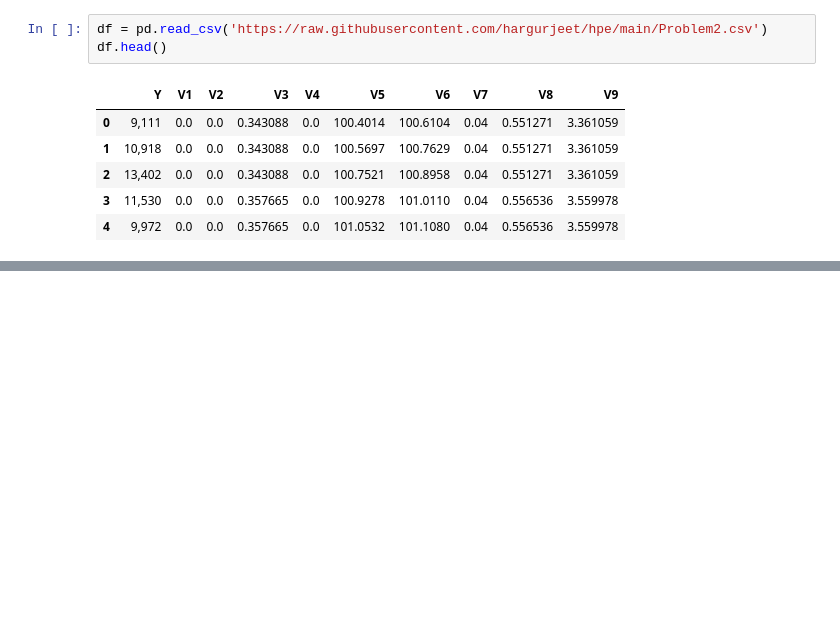
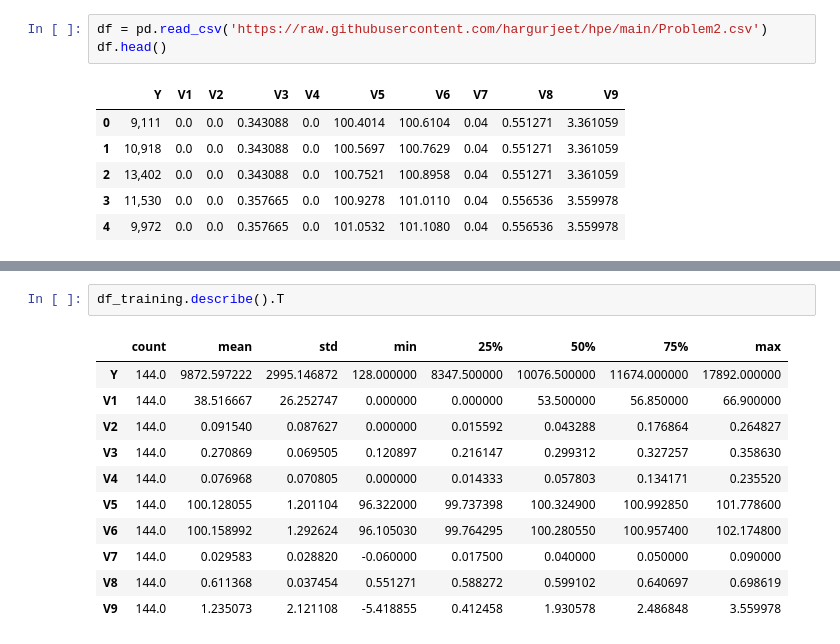
Before and after one commit to hargurjeet/hpe, a Jupyter notebook: Problem_2_hpe.ipynb, the cells around one changed output, grey strips where cells are left out. Cells and saved outputs as stored; diff of their text form; blank space fills up the shorter version.

```diff
--- a/Problem_2_hpe.ipynb
+++ b/Problem_2_hpe.ipynb
@@ -49,0 +115,14 @@ df.head()
+# %%
+df_training.describe().T
+# %% [output]
+|  | count | mean | std | min | 25% | 50% | 75% | max |
+| Y | 144.0 | 9872.597222 | 2995.146872 | 128.000000 | 8347.500000 | 10076.500000 | 11674.000000 | 17892.000000 |
+| V1 | 144.0 | 38.516667 | 26.252747 | 0.000000 | 0.000000 | 53.500000 | 56.850000 | 66.900000 |
+| V2 | 144.0 | 0.091540 | 0.087627 | 0.000000 | 0.015592 | 0.043288 | 0.176864 | 0.264827 |
+| V3 | 144.0 | 0.270869 | 0.069505 | 0.120897 | 0.216147 | 0.299312 | 0.327257 | 0.358630 |
+| V4 | 144.0 | 0.076968 | 0.070805 | 0.000000 | 0.014333 | 0.057803 | 0.134171 | 0.235520 |
+| V5 | 144.0 | 100.128055 | 1.201104 | 96.322000 | 99.737398 | 100.324900 | 100.992850 | 101.778600 |
+| V6 | 144.0 | 100.158992 | 1.292624 | 96.105030 | 99.764295 | 100.280550 | 100.957400 | 102.174800 |
+| V7 | 144.0 | 0.029583 | 0.028820 | -0.060000 | 0.017500 | 0.040000 | 0.050000 | 0.090000 |
+| V8 | 144.0 | 0.611368 | 0.037454 | 0.551271 | 0.588272 | 0.599102 | 0.640697 | 0.698619 |
+| V9 | 144.0 | 1.235073 | 2.121108 | -5.418855 | 0.412458 | 1.930578 | 2.486848 | 3.559978 |
```
Also changed, not shown: parts of 36 cells of this notebook.
